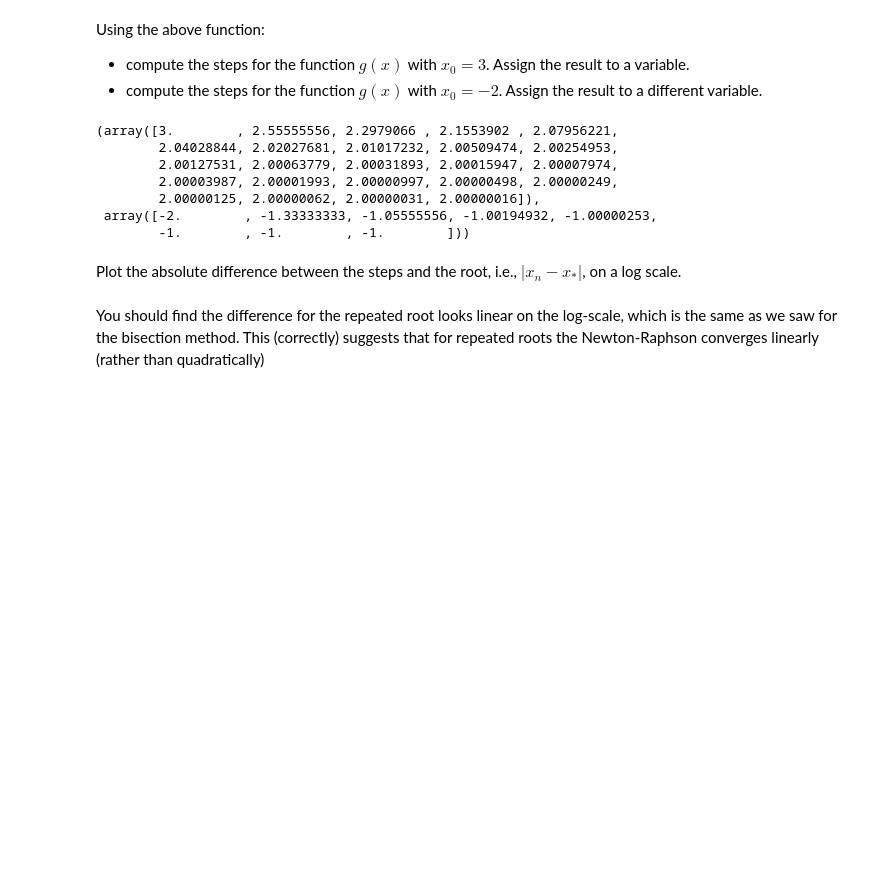
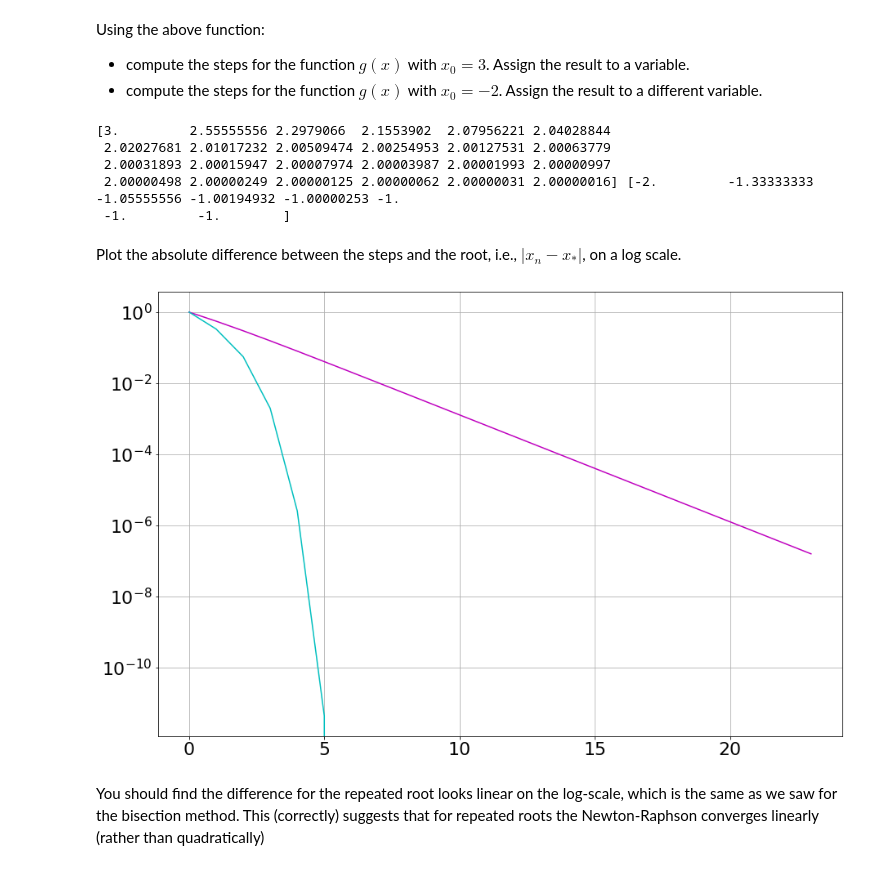
Before and after one commit to CianCoyle/ACM20030-Assignments, a Jupyter notebook: Assignment-2.ipynb, the cells around one changed output. Drawn from its saved outputs; the diff is of its cells as text; code cells hidden in the pictures; blank space fills up the shorter version.

```diff
--- a/Assignment-2.ipynb
+++ b/Assignment-2.ipynb
@@ -246,17 +310,26 @@ Using the above function:
 - compute the steps for the function $g(x)$ with  $x_0 = 3$. Assign the result to a variable.
 - compute the steps for the function $g(x)$ with  $x_0 = -2$. Assign the result to a different variable.
 # %%
-FindRootNewtonRaphsonSteps(g, dg, 3, 10**-12), FindRootNewtonRaphsonSteps(g, dg, -2, 10**-12)
+M1 = FindRootNewtonRaphsonSteps(g, dg, 3, 10**-12)
+M2 = FindRootNewtonRaphsonSteps(g, dg, -2, 10**-12)
+print(M1,M2)
 # %% [output]
-(array([3.        , 2.55555556, 2.2979066 , 2.1553902 , 2.07956221,
-        2.04028844, 2.02027681, 2.01017232, 2.00509474, 2.00254953,
-        2.00127531, 2.00063779, 2.00031893, 2.00015947, 2.00007974,
-        2.00003987, 2.00001993, 2.00000997, 2.00000498, 2.00000249,
-        2.00000125, 2.00000062, 2.00000031, 2.00000016]),
- array([-2.        , -1.33333333, -1.05555556, -1.00194932, -1.00000253,
-        -1.        , -1.        , -1.        ]))
+[3.         2.55555556 2.2979066  2.1553902  2.07956221 2.04028844
+ 2.02027681 2.01017232 2.00509474 2.00254953 2.00127531 2.00063779
+ 2.00031893 2.00015947 2.00007974 2.00003987 2.00001993 2.00000997
+ 2.00000498 2.00000249 2.00000125 2.00000062 2.00000031 2.00000016] [-2.         -1.33333333 -1.05555556 -1.00194932 -1.00000253 -1.
+ -1.         -1.        ]
 # %% [markdown]
 Plot the absolute difference between the steps and the root, i.e., $|x_n - x_*|$, on a log scale.
+# %%
+X4 = np.abs(M1 - 2)
+Y4 = np.abs(M2 + 1)
+plt.yscale('log')
+plt.plot(X4, 'm')
+plt.plot(Y4, 'c')
+plt.grid(True)
+# %% [output]
+[figure, added]
 # %% [markdown]
 You should find the difference for the repeated root looks linear on the log-scale, which is the same as we saw for the bisection method. This (correctly) suggests that for repeated roots the Newton-Raphson converges linearly (rather than quadratically)
 # %% [markdown]
```
Also changed, not shown: parts of 8 cells of this notebook.
